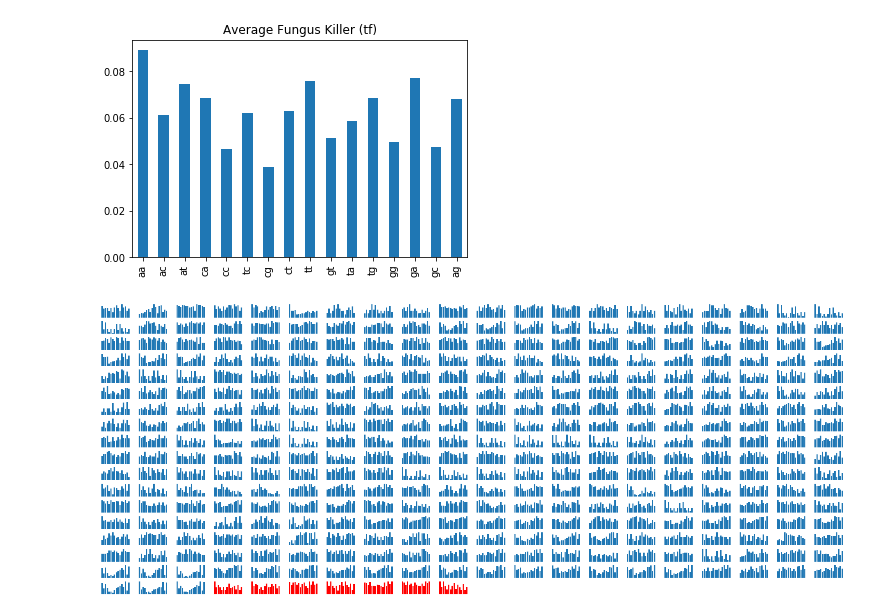
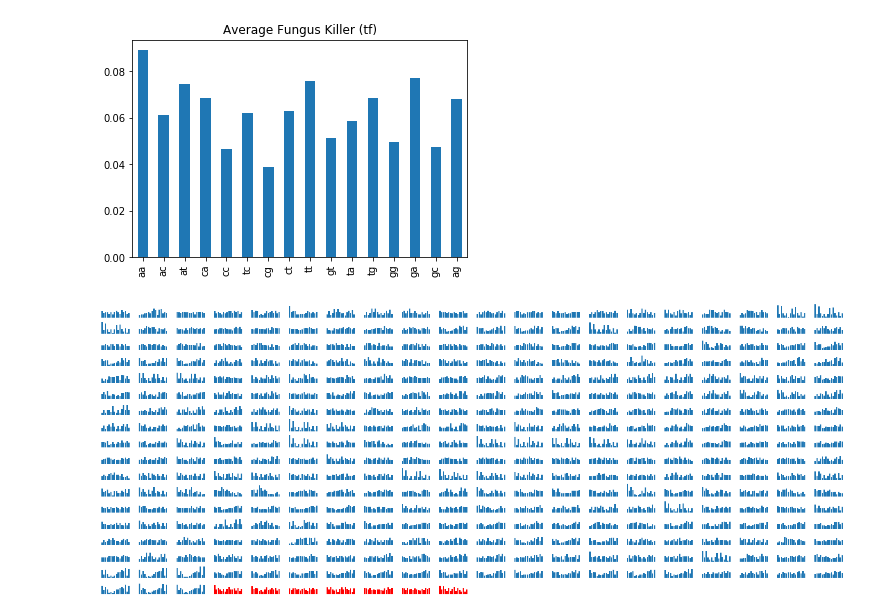
Before and after one commit to solislemuslab/mycovirus-ml, a Jupyter notebook: scripts/lukeSelberg/starPlot.ipynb, the cells around one changed output. Saved outputs shown, nothing was run; the diff lists cells and outputs as text; code cells hidden in the pictures.

Commit message:
star plot

```diff
--- a/scripts/lukeSelberg/starPlot.ipynb
+++ b/scripts/lukeSelberg/starPlot.ipynb
@@ -92,20 +92,20 @@ plt.show()
 [figure]
 # %%
 # all 350 viruses. blue = unknown, red = fungus killer
-fig, axs = plt.subplots(nrows=18, ncols=20)
+fig, axs = plt.subplots(nrows=18, ncols=20, sharex=True, sharey=True)
 fig.set_figheight(10)
 fig.set_figwidth(25)
 for i in range(0,343):
     r = int(i/20)
     c = i%20
     axs[r,c].bar(x = kmer2Table01_tf.columns, height = kmer2Table01_tf.iloc[i].values)
     axs[r,c].axis('off')
 for i in range(343,350):
     r = int(i/20)
     c = i%20
     axs[r,c].bar(x = kmer2Table01_tf.columns, height = kmer2Table01_tf.iloc[i].values, color='red')
     axs[r,c].axis('off')
 for i in range(0,10):
     fig.delaxes(axs[17][10+i])
 # %% [output]
-[figure, old version]
+[figure, new version]
```
